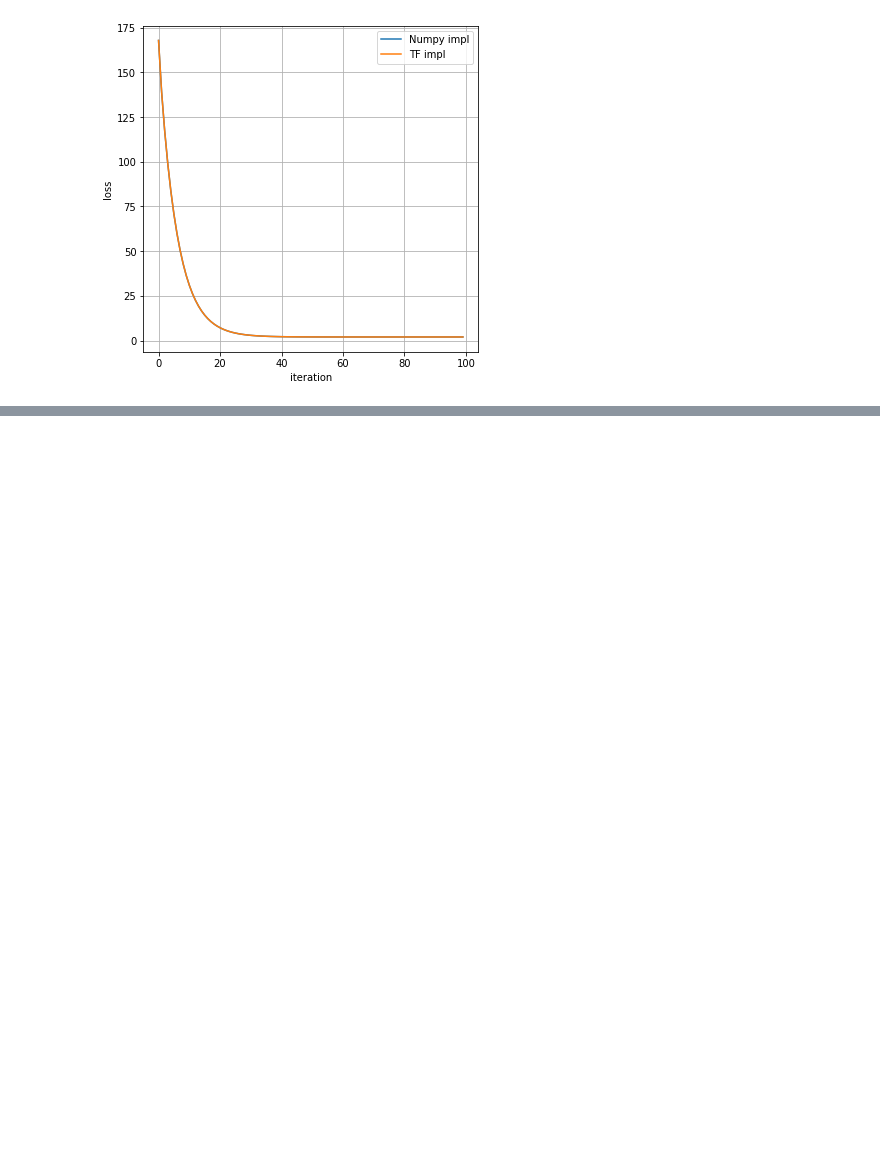
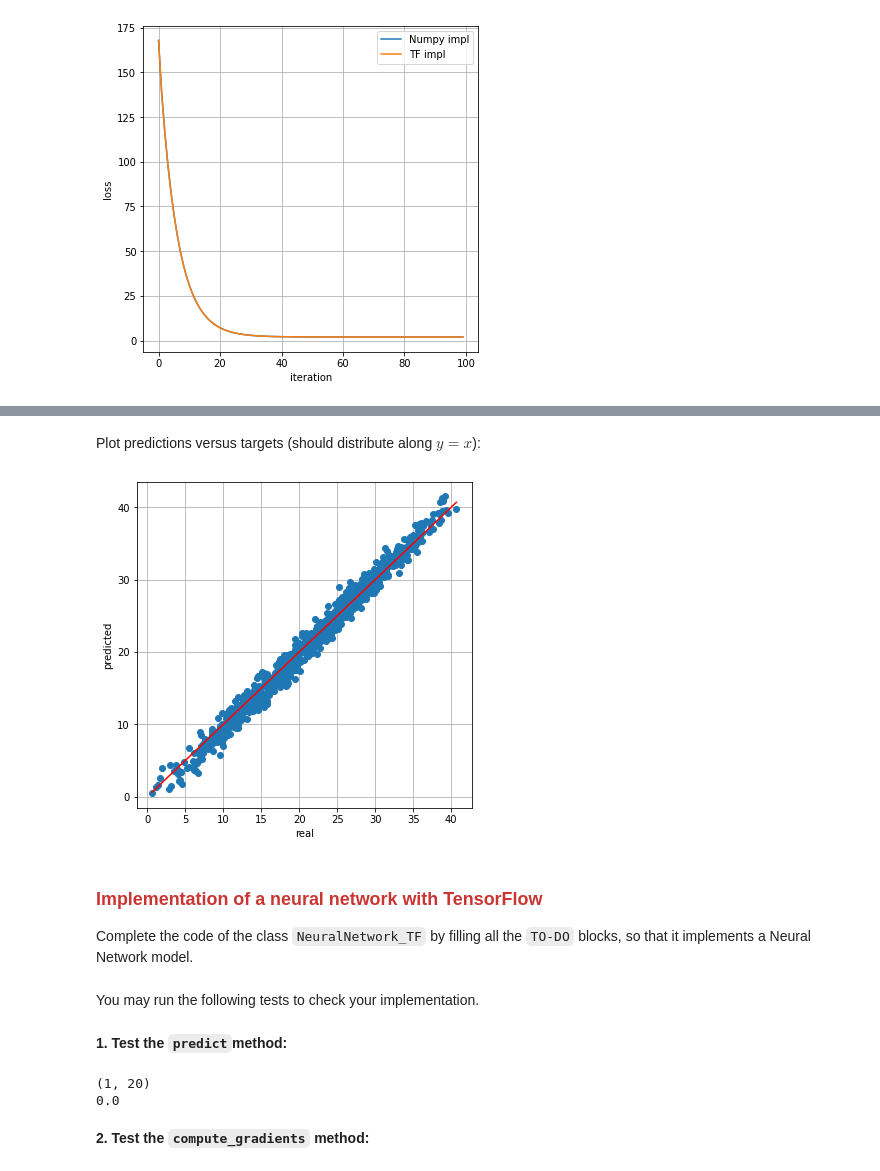
Before and after one commit to master-boda/DLFBT-LAB, a Jupyter notebook: lab1.ipynb, the cells around one changed output, grey strips where cells are left out. Saved outputs shown, nothing was run; the diff lists cells and outputs as text; code cells hidden in the pictures; blank space fills up the shorter version.

```diff
--- a/lab1.ipynb
+++ b/lab1.ipynb
@@ -1104,0 +1419,18 @@ To be completed.
+# %% [markdown]
+Plot predictions versus targets (should distribute along $y=x$):
+# %%
+_, y = net.predict(x)
+y = y[-1].transpose()
+plt.figure(figsize=(6, 6))
+plt.plot(dg.t, y, 'o')
+plt.plot([dg.t.min(), dg.t.max()], [dg.t.min(), dg.t.max()], 'r-')
+plt.xlabel('real')
+plt.ylabel('predicted')
+plt.grid(True)
+plt.show()
+# %% [output]
+[figure, added]
+# %% [markdown]
+### <font color="#CA3532">Implementation of a neural network with TensorFlow</font>
+
+Complete the code of the class ``NeuralNetwork_TF`` by filling all the ``TO-DO`` blocks, so that it implements a Neural Network model.
@@ -1104,0 +1574,25 @@ To be completed.
+# %% [markdown]
+You may run the following tests to check your implementation.
+# %% [markdown]
+**1. Test the ``predict``method:**
+# %%
+np.random.seed(17)
+tf.random.set_seed(17)
+x = np.random.randn(3, 20)
+
+net = NeuralNetwork_TF([(3, None), (10, tf.sigmoid), (1, tf.sigmoid)])
+y = net.predict(x)
+
+# Tensor shape, should be (1, 20)
+print(y.shape)
+
+# Array values, should match those on the test file, so that all prints are 0
+# or close to 0:
+with open('DLFBT-LAB/test_nn_tf_predict.pickle', 'rb') as handle:
+    yexp = pickle.load(handle)
+print(np.max(np.abs(y - yexp)))
+# %% [output]
+(1, 20)
+0.0
+# %% [markdown]
+**2. Test the ``compute_gradients`` method:**
```
Also changed, not shown: parts of 37 cells of this notebook, 1 other file.
